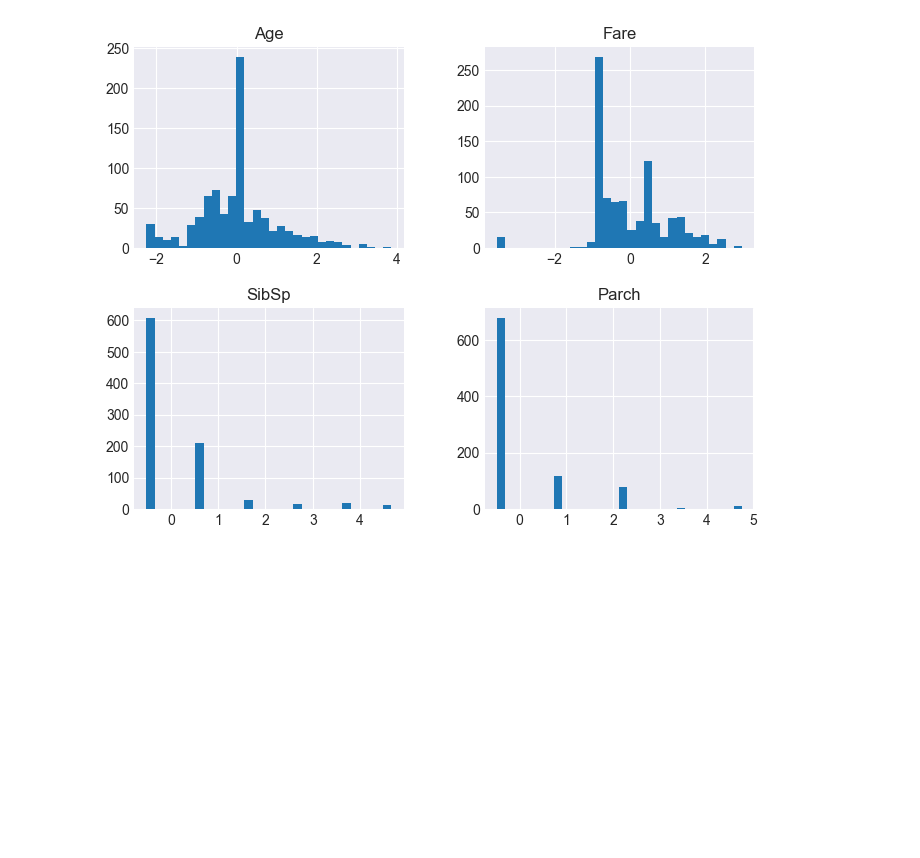
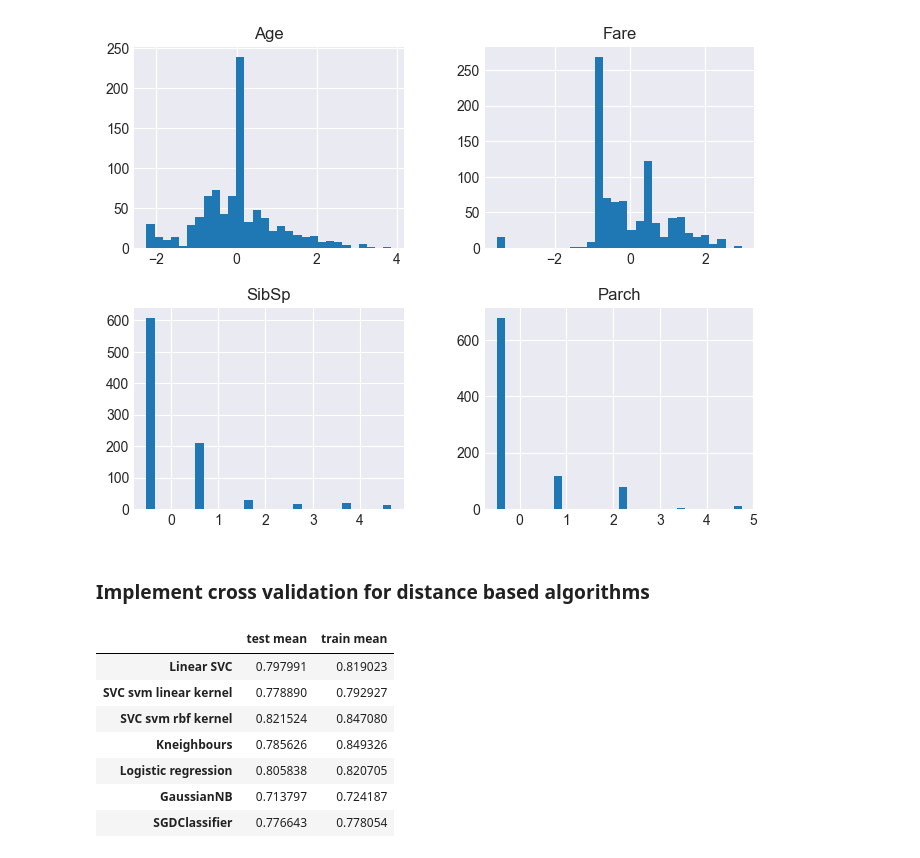
Before and after one commit to lopez-davcio/learning-journal, a Jupyter notebook: titanic-classification/titanic-analysis.ipynb, the cells around one changed output. Saved outputs shown, nothing was run; the diff lists cells and outputs as text; code cells hidden in the pictures; blank space fills up the shorter version.

```diff
--- a/titanic-classification/titanic-analysis.ipynb
+++ b/titanic-classification/titanic-analysis.ipynb
@@ -268,6 +252,0 @@ Pipeline(steps=[('preprocessor',
-# %%
-feat_imp = pd.Series(classif['model'].get_feature_importance(),
-                             index=classif['preprocessor'].get_feature_names_out(),
-                             name='CatBoost')
-feat_imp = feat_imp / feat_imp.sum()
-feat_imp
@@ -717,3 +668,5 @@ transformed_df_v2.head()
 transformed_df_v2.iloc[:,:4].hist(figsize=(8, 6), bins=30);
 # %% [output]
 [figure]
+# %% [markdown]
+### Implement cross validation for distance based algorithms
@@ -719,0 +716,13 @@ transformed_df_v2.iloc[:,:4].hist(figsize=(8, 6), bins=30);
+# %%
+# convert the scores dictionary into a dataframe
+dist_scores = pd.DataFrame(dist_scores, index=['test mean', 'train mean']).T
+dist_scores
+# %% [output]
+|  | test mean | train mean |
+| Linear SVC | 0.797991 | 0.819023 |
+| SVC svm linear kernel | 0.778890 | 0.792927 |
+| SVC svm rbf kernel | 0.821524 | 0.847080 |
+| Kneighbours | 0.785626 | 0.849326 |
+| Logistic regression | 0.805838 | 0.820705 |
+| GaussianNB | 0.713797 | 0.724187 |
+| SGDClassifier | 0.776643 | 0.778054 |
```
Also changed, not shown: parts of 9 cells of this notebook.
